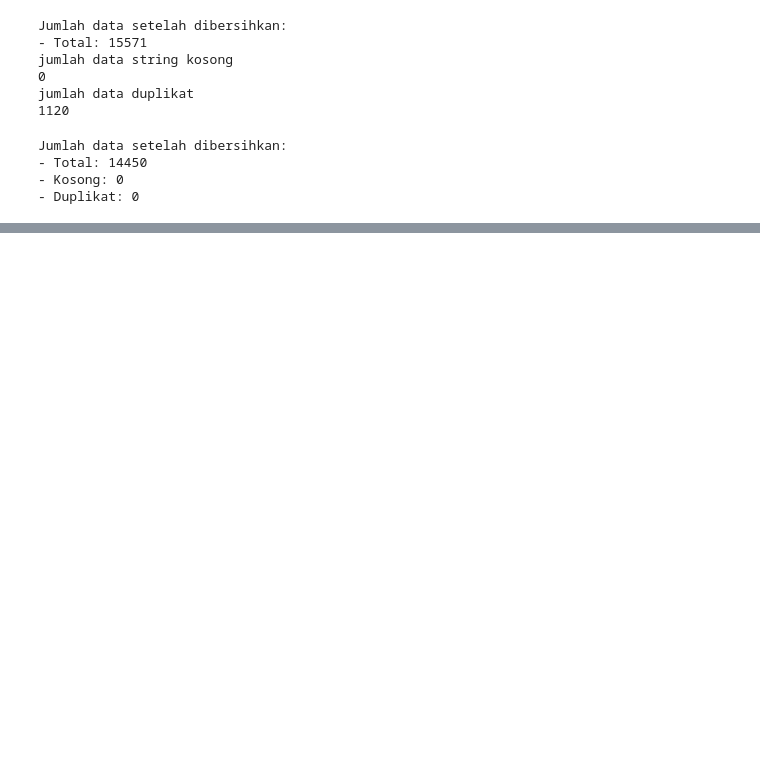
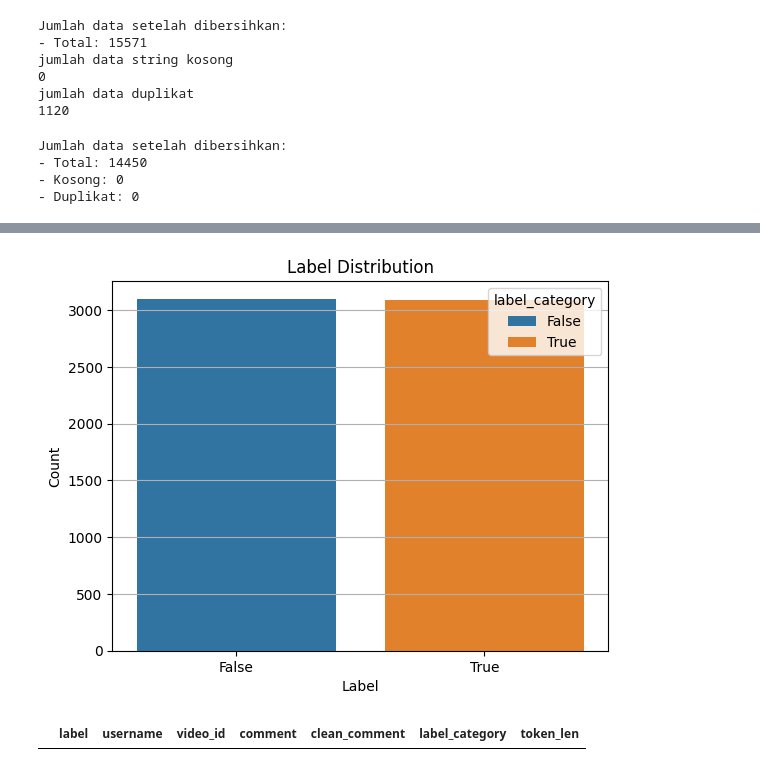
Before and after one commit to bwbayu/youtube-bot, a Jupyter notebook: engine/eda.ipynb, the cells around one changed output, grey strips where cells are left out. Drawn from its saved outputs; the diff is of its cells as text; code cells hidden in the pictures; blank space fills up the shorter version.

```diff
--- a/engine/eda.ipynb
+++ b/engine/eda.ipynb
@@ -305,0 +439,6 @@ df_clean.to_csv("scraping/clean/data_judol_clean.csv", index=False)
+# %%
+df = pd.read_csv("scraping/clean/data_judol_balanced.csv")
+df = df.sample(frac=1)
+df['label'] = df['label'].astype(int)
+df.reset_index(inplace=True, drop=True)
+df.info()
@@ -305,0 +459,21 @@ df_clean.to_csv("scraping/clean/data_judol_clean.csv", index=False)
+# %%
+sns.countplot(x='label_category', data=df, hue='label_category')
+plt.title('Label Distribution')
+plt.xlabel('Label')
+plt.ylabel('Count')
+plt.grid(axis='y')
+plt.show()
+# %% [output]
+[figure, added]
+# %%
+# number of token in the comment data
+tokenizer = RobertaTokenizer.from_pretrained("distilbert/distilroberta-base")
+
+def count_token(text):
+    input_ids = tokenizer(text)['input_ids']
+    return len(input_ids)
+
+df['token_len'] = df['clean_comment'].apply(count_token)
+df[df['token_len'] > 510] # check if there is data with token length > 512 (max_input model)
+# %% [output]
+|  | label | username | video_id | comment | clean_comment | label_category | token_len |
```
Also changed, not shown: parts of 23 cells of this notebook, 5 other files.
